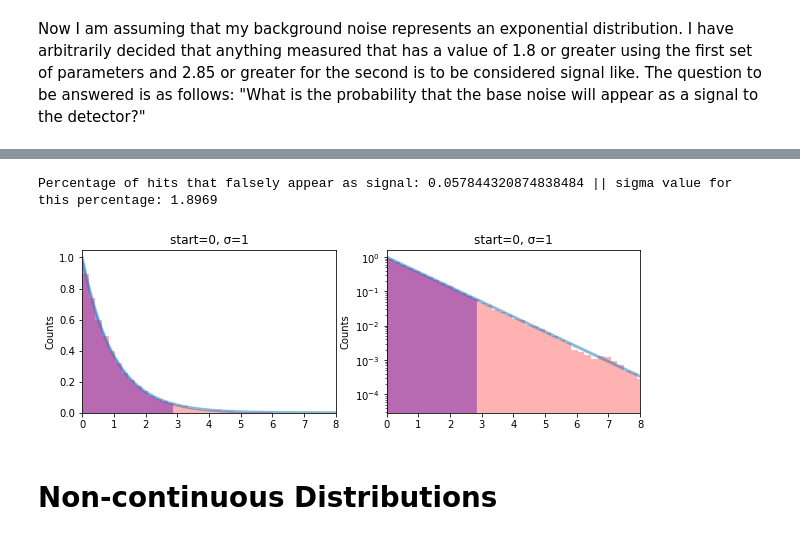
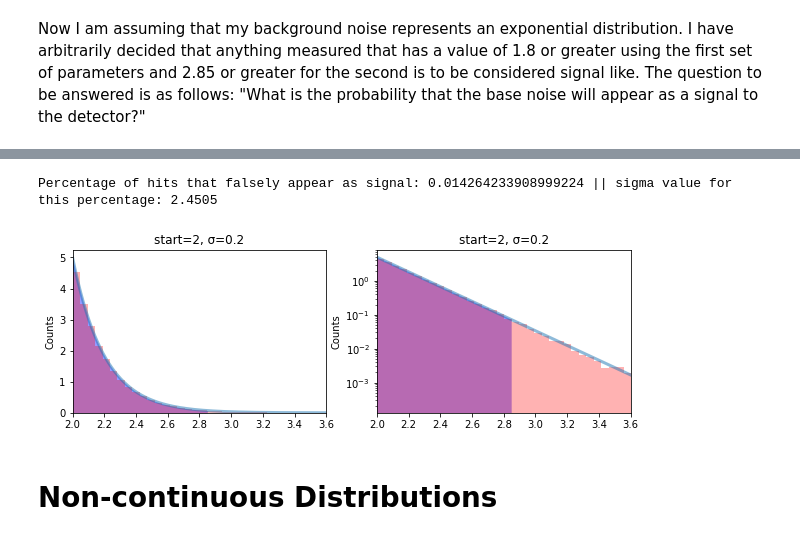
Before and after one commit to maverickmillican/Phys_434_Millican, a Jupyter notebook: Lab1_Millican.ipynb, the cells around one changed output, grey strips where cells are left out. Cells and saved outputs as stored; diff of their text form; code cells hidden in the pictures.

```diff
--- a/Lab1_Millican.ipynb
+++ b/Lab1_Millican.ipynb
@@ -240,29 +246,29 @@ Percentage of hits that falsely appear as signal: 0.16529888822158656 || sigma v
 # %%
-mu = 0; sigma = 1
+mu = 2; sigma = .2
 d = stats.expon.rvs(loc = mu, scale = sigma, size = 100000)
 fig, (ax, ax2) = plt.subplots(1, 2, figsize=(10,3))
 ax.set_title(f'start={mu}, \u03C3={sigma}')
 ax.hist(d, 50, density=True, color = 'r', alpha = .3)
 ax.tick_params(labelsize = 10)
 ax.set_xlim([mu,mu+8*sigma])
 x = np.linspace(mu,mu+8*sigma,100000)
 ax.plot(x,stats.expon.pdf(x,loc = mu, scale = sigma),linewidth = 3,alpha = 0.5)
 int_base1 = np.linspace(mu,2.85,1000)
 ax.fill_between(int_base1, stats.expon.pdf(int_base1,loc = mu, scale = sigma), color = 'b', linewidth = 0, alpha = .4)
 ax2.set_yscale('log')
 ax2.set_title(f'start={mu}, \u03C3={sigma}')
 ax2.hist(d, 50, density=True, color = 'r', alpha = .3)
 ax2.tick_params(labelsize = 10)
 ax2.set_xlim([mu,mu+8*sigma])
 x = np.linspace(mu,mu+8*sigma,100000)
 ax2.plot(x,stats.expon.pdf(x,loc = mu, scale = sigma),linewidth = 3,alpha = 0.5)
 int_base1 = np.linspace(mu,2.85,1000)
 ax2.fill_between(int_base1, stats.expon.pdf(int_base1,loc = mu, scale = sigma), color = 'b', linewidth = 0, alpha = .4)
 ax2.set_ylabel("Counts"); ax.set_ylabel("Counts")
 print(f'Percentage of hits that falsely appear as signal: {1 - stats.expon.cdf(2.85, loc=mu, scale=sigma)} || sigma value for this percentage: {(stats.norm.ppf(1-(1 - stats.expon.cdf(2.85, loc=mu, scale=sigma))/2)):.4f}')
 # %% [output]
-Percentage of hits that falsely appear as signal: 0.057844320874838484 || sigma value for this percentage: 1.8969
+Percentage of hits that falsely appear as signal: 0.014264233908999224 || sigma value for this percentage: 2.4505
-[figure, old version]
+[figure, new version]
 # %% [markdown]
 # Non-continuous Distributions
 # %% [markdown]
```
Also changed, not shown: parts of 11 cells of this notebook.
